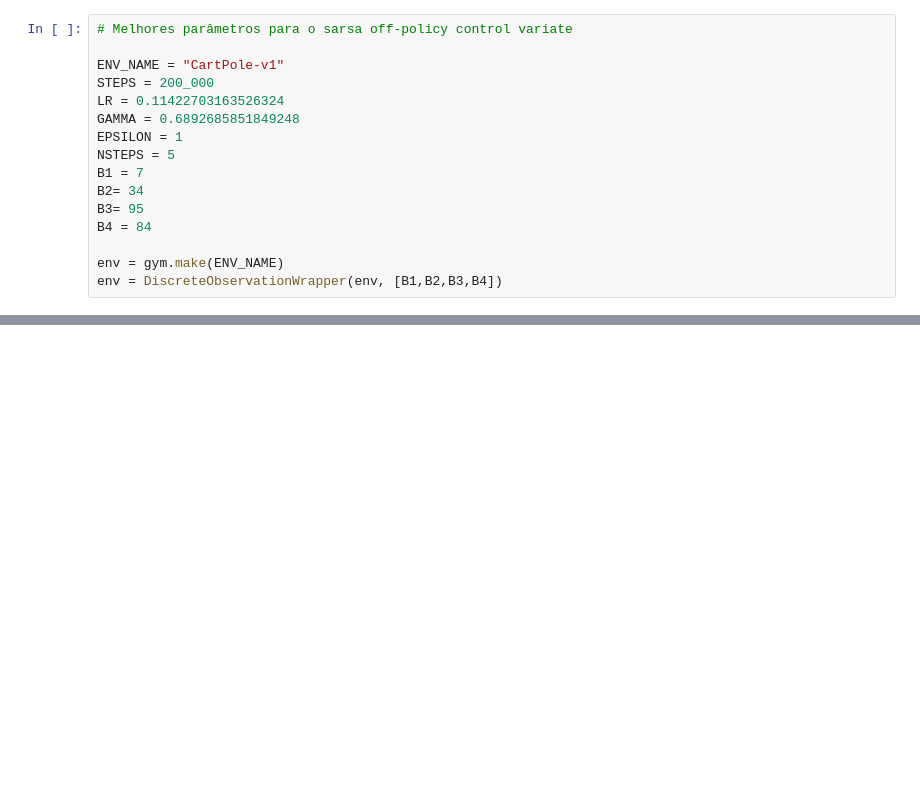
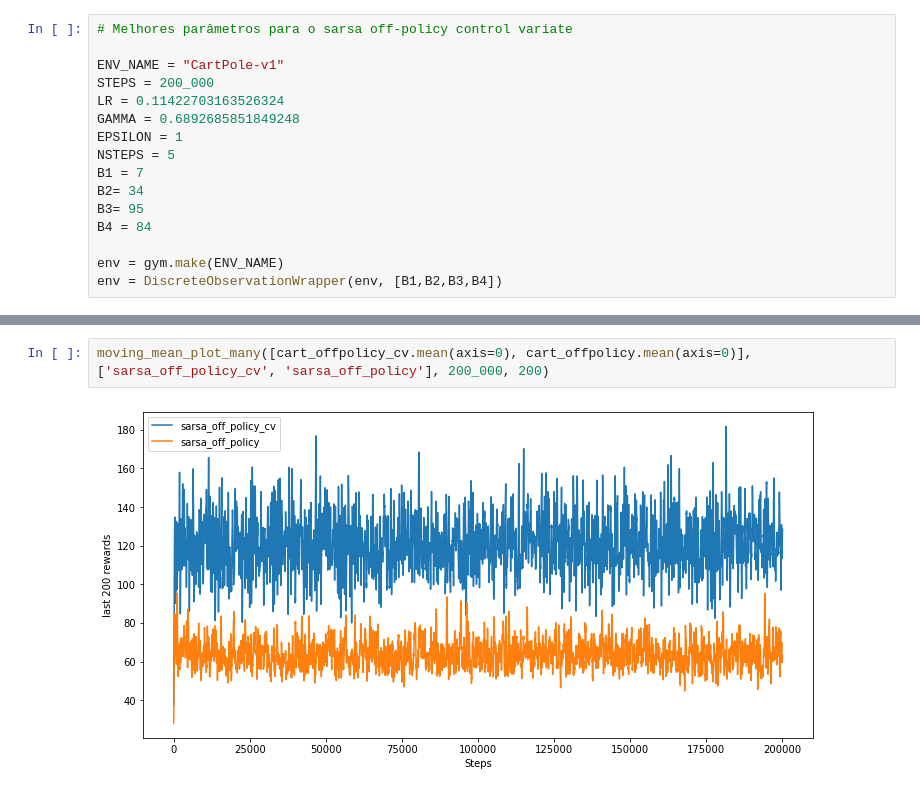
Before and after one commit to FernandoWeeb-byte/Taia-Project, a Jupyter notebook: cartpole.ipynb, the cells around one changed output, grey strips where cells are left out. Saved outputs shown, nothing was run; the diff lists cells and outputs as text; blank space fills up the shorter version.

```diff
--- a/cartpole.ipynb
+++ b/cartpole.ipynb
@@ -54,0 +107,4 @@ env = DiscreteObservationWrapper(env, [B1,B2,B3,B4])
+# %%
+moving_mean_plot_many([cart_offpolicy_cv.mean(axis=0), cart_offpolicy.mean(axis=0)], ['sarsa_off_policy_cv', 'sarsa_off_policy'], 200_000, 200)
+# %% [output]
+[figure, added]
```
Also changed, not shown: parts of 16 cells of this notebook, 7 other files.
